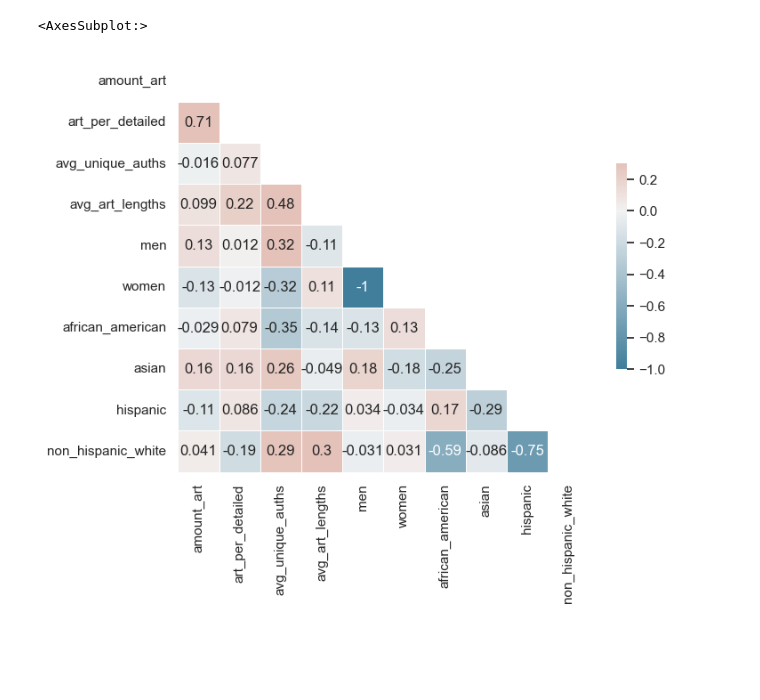
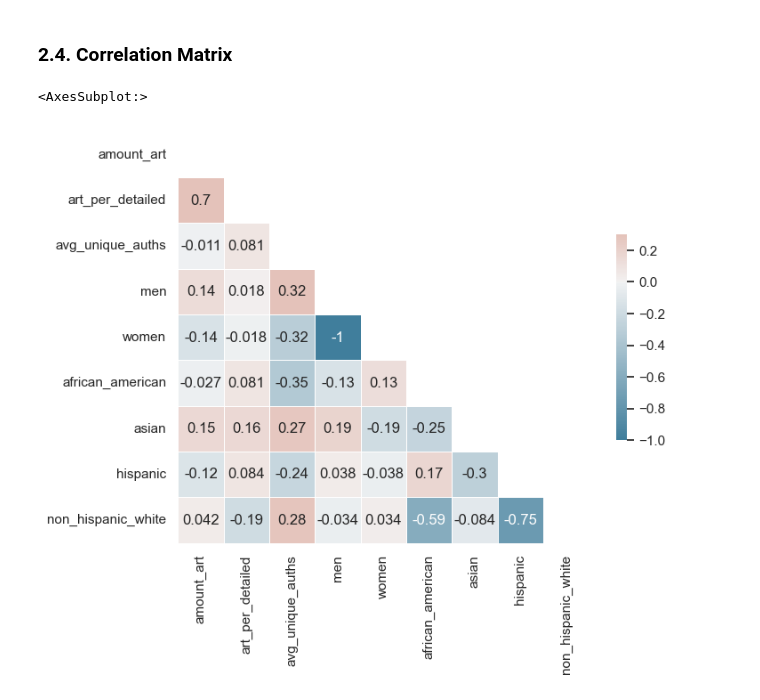
Before and after one commit to digital-scrappy/wikipedia-revisions, a Jupyter notebook: Analysis/DETAILED_gender_race_analysis.ipynb, the cells around one changed output. Saved outputs shown, nothing was run; the diff lists cells and outputs as text; code cells hidden in the pictures; blank space fills up the shorter version.

```diff
--- a/Analysis/DETAILED_gender_race_analysis.ipynb
+++ b/Analysis/DETAILED_gender_race_analysis.ipynb
@@ -112,24 +208,22 @@ multivariate_regression(df_major, col_list)
+# %% [markdown]
+### 2.4. Correlation Matrix
 # %%
 sns.set_theme(style="white")
 
-corr_df = df_detailed[["amount_art", "art_per_detailed", "avg_unique_auths", "avg_art_lengths",
+corr_df = df_detailed[["amount_art", "art_per_detailed", "avg_unique_auths",
                        "men", "women", "african_american",
                        "asian", "hispanic", "non_hispanic_white"]].apply(pd.to_numeric)
 corr_df.dropna(inplace = True)
 corr = corr_df.corr(min_periods = 0)
-
 # Generate a mask for the upper triangle
 mask = np.triu(np.ones_like(corr, dtype=bool))
-
 # Set up the matplotlib figure
 f, ax = plt.subplots(figsize=(8, 6))
-
 # Generate a custom diverging colormap
 cmap = sns.diverging_palette(230, 20, as_cmap=True)
-
 # Draw the heatmap with the mask and correct aspect ratio
 sns.heatmap(corr, mask=mask, cmap=cmap, annot=True, vmax=.3, center=0,
             square=True, linewidths=.5, cbar_kws={"shrink": .5})
 # %% [output]
 <AxesSubplot:>
-[figure, old version]
+[figure, new version]
```
Also changed, not shown: parts of 17 cells of this notebook, 3 other files.
